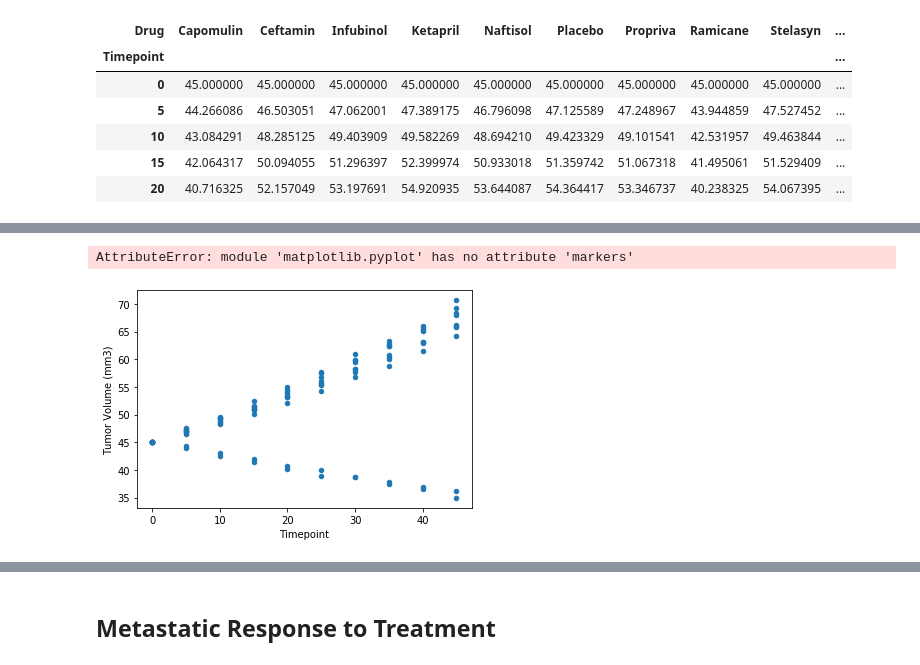
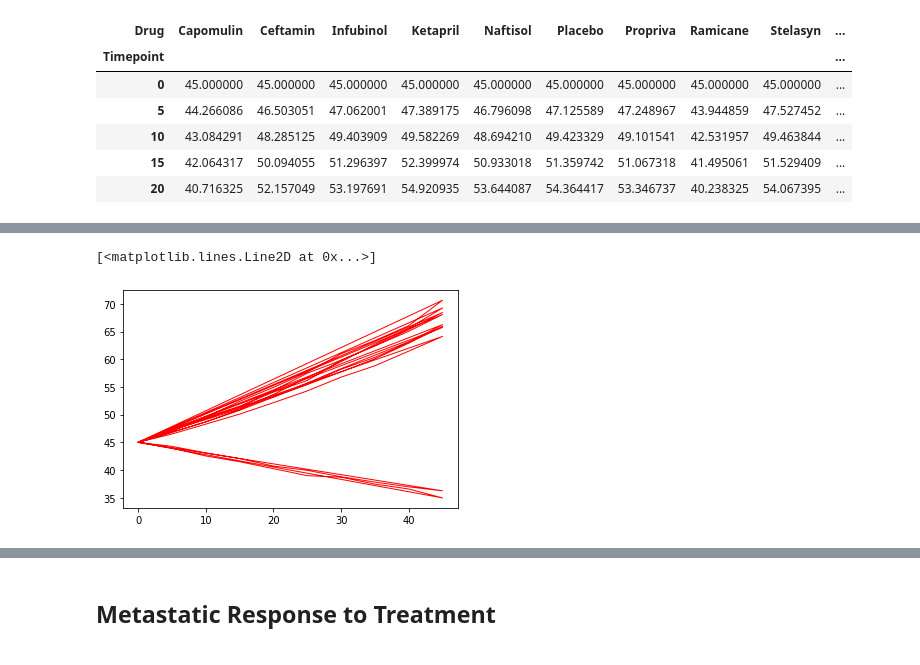
Before and after one commit to efrisch6/matplotlib-challenge, a Jupyter notebook: Pymaceuticals/pymaceuticals_starter.ipynb, the cells around one changed output, grey strips where cells are left out. Drawn from its saved outputs; the diff is of its cells as text; code cells hidden in the pictures.

```diff
--- a/Pymaceuticals/pymaceuticals_starter.ipynb
+++ b/Pymaceuticals/pymaceuticals_starter.ipynb
@@ -119,11 +130,11 @@ mean_tumor_pivot.head()
 # %%
 # Generate the Plot (with Error Bars)
-mean_tumor_df.plot(kind="scatter", x="Timepoint", y= "Tumor Volume (mm3)")
-plt.markers( markers=["o","^","s","d"])
+fig, ax = plt.subplots()
+ax.plot(mean_tumor_df["Timepoint"], mean_tumor_df["Tumor Volume (mm3)"], linewidth=1, color='r')
 # Save the Figure
 # %% [output]
-AttributeError: module 'matplotlib.pyplot' has no attribute 'markers'
+[<matplotlib.lines.Line2D at 0x...>]
-[figure, old version]
+[figure, new version]
 # %%
 # Show the Figure
 plt.show()
```
Also changed, not shown: parts of 2 cells of this notebook.
